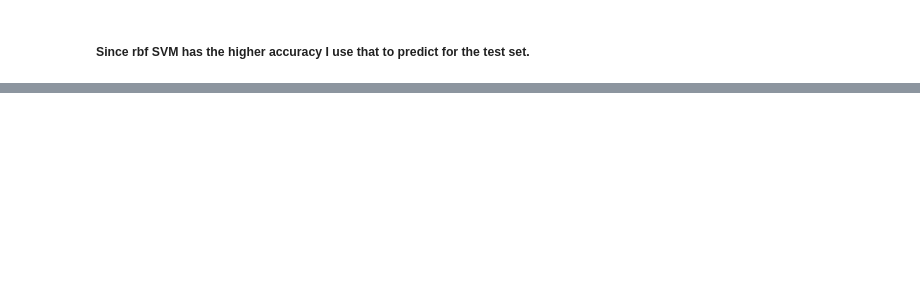
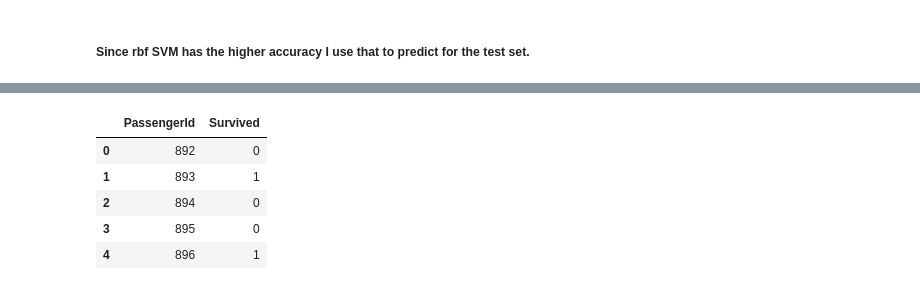
Before and after one commit to Andalibt/Data_Science_Portfolio, a Jupyter notebook: My_Titanic_Solution.ipynb, the cells around one changed output, grey strips where cells are left out. Cells and saved outputs as stored; diff of their text form; code cells hidden in the pictures; blank space fills up the shorter version.

```diff
--- a/My_Titanic_Solution.ipynb
+++ b/My_Titanic_Solution.ipynb
@@ -752,0 +825,14 @@ Index: []>
+# %%
+model=svm.SVC(kernel='rbf',C=1,gamma=0.1)
+model.fit(train_X, train_Y)
+prediction = model.predict(test_set)
+output = pd.DataFrame({ 'PassengerId' : IDs, 'Survived': prediction })
+output.to_csv('titanic_predictions.csv', index = False)
+output.head()
+# %% [output]
+|  | PassengerId | Survived |
+| 0 | 892 | 0 |
+| 1 | 893 | 1 |
+| 2 | 894 | 0 |
+| 3 | 895 | 0 |
+| 4 | 896 | 1 |
```
Also changed, not shown: parts of 9 cells of this notebook.
